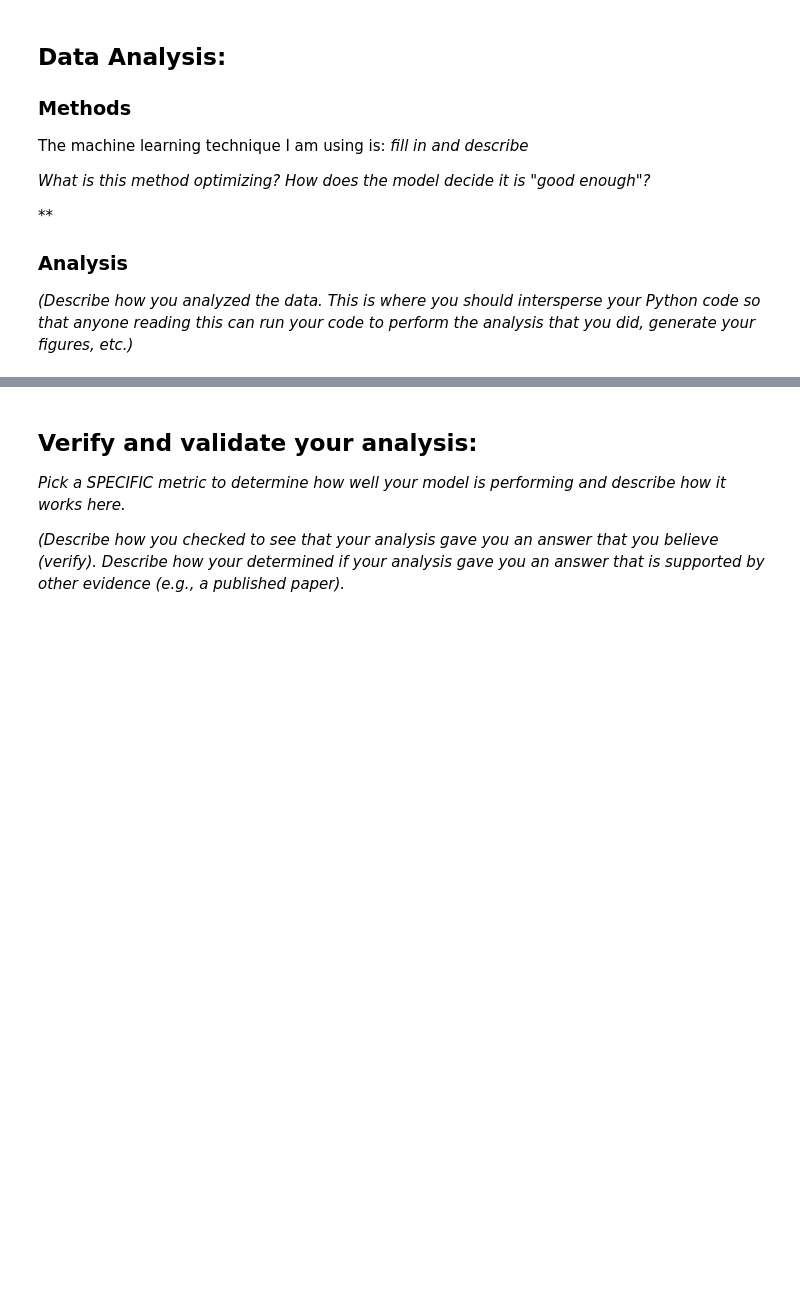
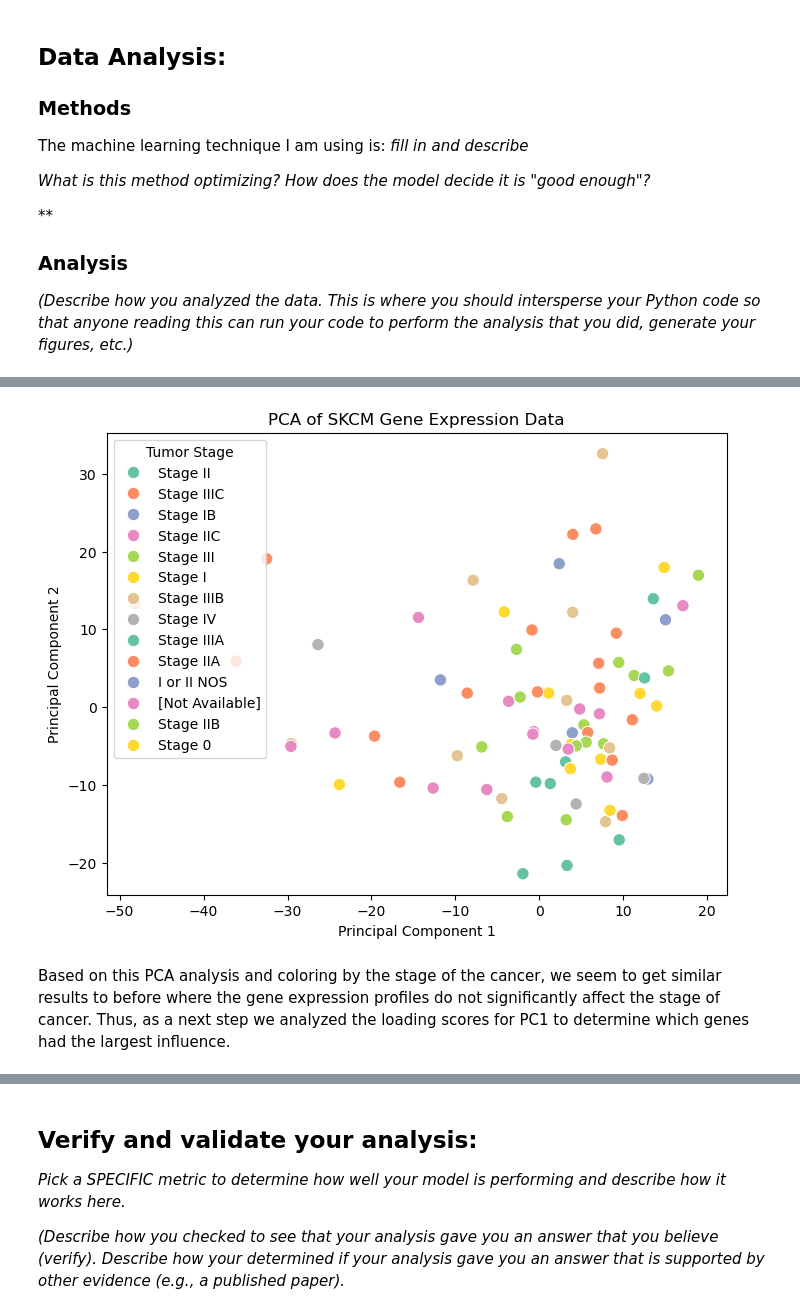
Before and after one commit to priya-shan1/Module-4-Cancer, a Jupyter notebook: code/Module 4 Template.ipynb, the cells around one changed output, grey strips where cells are left out. Cells and saved outputs as stored; diff of their text form; code cells hidden in the pictures; blank space fills up the shorter version.

```diff
--- a/code/Module 4 Template.ipynb
+++ b/code/Module 4 Template.ipynb
@@ -256,0 +470,24 @@ The machine learning technique I am using is: *fill in and describe*
+# %%
+y = SKCM_merged['ajcc_pathologic_tumor_stage'] #for coloring
+
+#pca = PCA(n_components=2)
+#X_pca = pca.fit_transform(X_scaled)
+
+plt.figure(figsize=(8, 6))
+sns.scatterplot(
+x=X_pca[:, 0],
+y=X_pca[:, 1],
+hue=y,
+palette="Set2",
+s=80
+)
+
+plt.title("PCA of SKCM Gene Expression Data")
+plt.xlabel("Principal Component 1")
+plt.ylabel("Principal Component 2")
+plt.legend(title="Tumor Stage")
+plt.show()
+# %% [output]
+[figure, added]
+# %% [markdown]
+Based on this PCA analysis and coloring by the stage of the cancer, we seem to get similar results to before where the gene expression profiles do not significantly affect the stage of cancer. Thus, as a next step we analyzed the loading scores for PC1 to determine which genes had the largest influence.
```
Also changed, not shown: parts of 18 cells of this notebook, 1 other file.
